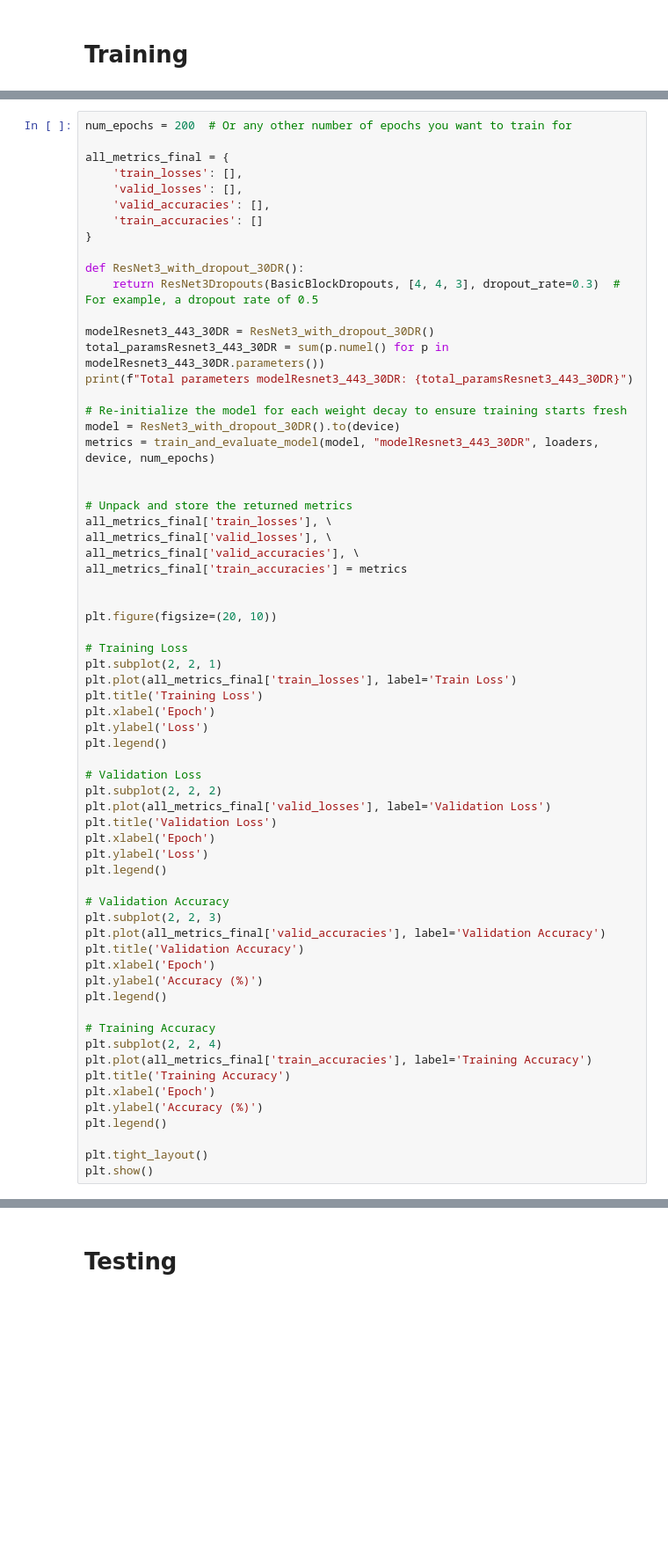
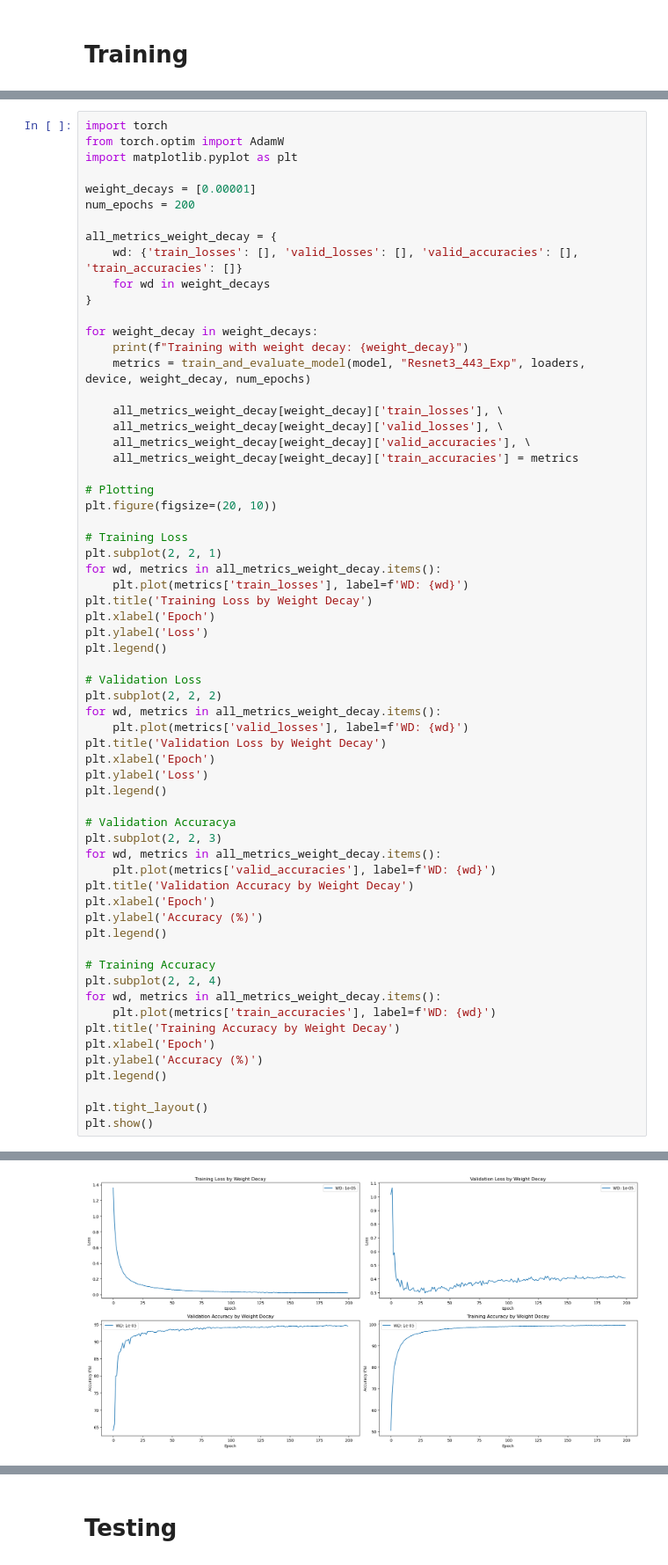
Before and after one commit to matzefit/DL_Sp24_Miniproject, a Jupyter notebook: scriptFinalModel.ipynb, the cells around one changed output, grey strips where cells are left out. Shown: that part at 88% size. Cells and saved outputs as stored; diff of their text form; blank space fills up the shorter version.

Commit message:
rerun best model from kaggle.

```diff
--- a/scriptFinalModel.ipynb
+++ b/scriptFinalModel.ipynb
@@ -309,64 +287,62 @@ def train_and_evaluate_model(model, model_name, loaders, device, num_epochs=1):
 
     return train_loss_history, valid_loss_history, valid_accuracy_history, train_accuracy_history
 # %%
-num_epochs = 200  # Or any other number of epochs you want to train for
+import torch
+from torch.optim import AdamW
+import matplotlib.pyplot as plt
 
-all_metrics_final = {
-    'train_losses': [],
-    'valid_losses': [],
-    'valid_accuracies': [],
-    'train_accuracies': []
+weight_decays = [0.00001]
+num_epochs = 200
+
+all_metrics_weight_decay = {
+    wd: {'train_losses': [], 'valid_losses': [], 'valid_accuracies': [], 'train_accuracies': []}
+    for wd in weight_decays
 }
 
-def ResNet3_with_dropout_30DR():
-    return ResNet3Dropouts(BasicBlockDropouts, [4, 4, 3], dropout_rate=0.3)  # For example, a dropout rate of 0.5
+for weight_decay in weight_decays:
+    print(f"Training with weight decay: {weight_decay}")
+    metrics = train_and_evaluate_model(model, "Resnet3_443_Exp", loaders, device, weight_decay, num_epochs)
 
-modelResnet3_443_30DR = ResNet3_with_dropout_30DR()
-total_paramsResnet3_443_30DR = sum(p.numel() for p in modelResnet3_443_30DR.parameters())
-print(f"Total parameters modelResnet3_443_30DR: {total_paramsResnet3_443_30DR}")
+    all_metrics_weight_decay[weight_decay]['train_losses'], \
+    all_metrics_weight_decay[weight_decay]['valid_losses'], \
+    all_metrics_weight_decay[weight_decay]['valid_accuracies'], \
+    all_metrics_weight_decay[weight_decay]['train_accuracies'] = metrics
 
-# Re-initialize the model for each weight decay to ensure training starts fresh
-model = ResNet3_with_dropout_30DR().to(device)
-metrics = train_and_evaluate_model(model, "modelResnet3_443_30DR", loaders, device, num_epochs)
-
-
-# Unpack and store the returned metrics
-all_metrics_final['train_losses'], \
-all_metrics_final['valid_losses'], \
-all_metrics_final['valid_accuracies'], \
-all_metrics_final['train_accuracies'] = metrics
-
-
+# Plotting
 plt.figure(figsize=(20, 10))
 
 # Training Loss
 plt.subplot(2, 2, 1)
-plt.plot(all_metrics_final['train_losses'], label='Train Loss')
-plt.title('Training Loss')
+for wd, metrics in all_metrics_weight_decay.items():
+    plt.plot(metrics['train_losses'], label=f'WD: {wd}')
+plt.title('Training Loss by Weight Decay')
 plt.xlabel('Epoch')
 plt.ylabel('Loss')
 plt.legend()
 
 # Validation Loss
 plt.subplot(2, 2, 2)
-plt.plot(all_metrics_final['valid_losses'], label='Validation Loss')
-plt.title('Validation Loss')
+for wd, metrics in all_metrics_weight_decay.items():
+    plt.plot(metrics['valid_losses'], label=f'WD: {wd}')
+plt.title('Validation Loss by Weight Decay')
 plt.xlabel('Epoch')
 plt.ylabel('Loss')
 plt.legend()
 
-# Validation Accuracy
+# Validation Accuracya
 plt.subplot(2, 2, 3)
-plt.plot(all_metrics_final['valid_accuracies'], label='Validation Accuracy')
-plt.title('Validation Accuracy')
+for wd, metrics in all_metrics_weight_decay.items():
+    plt.plot(metrics['valid_accuracies'], label=f'WD: {wd}')
+plt.title('Validation Accuracy by Weight Decay')
 plt.xlabel('Epoch')
 plt.ylabel('Accuracy (%)')
 plt.legend()
 
 # Training Accuracy
 plt.subplot(2, 2, 4)
-plt.plot(all_metrics_final['train_accuracies'], label='Training Accuracy')
-plt.title('Training Accuracy')
+for wd, metrics in all_metrics_weight_decay.items():
+    plt.plot(metrics['train_accuracies'], label=f'WD: {wd}')
+plt.title('Training Accuracy by Weight Decay')
 plt.xlabel('Epoch')
 plt.ylabel('Accuracy (%)')
 plt.legend()
@@ -395 +370,2 @@ KeyboardInterrupt:
+[figure, added]
 # %%
```
Also changed, not shown: parts of 11 cells of this notebook, 3 other files.
